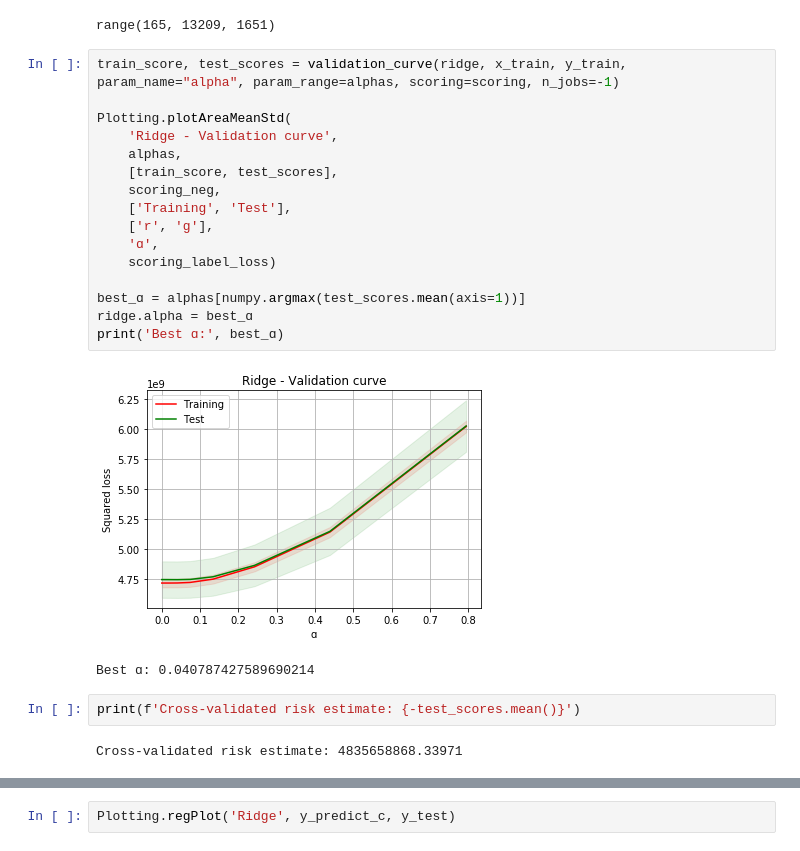
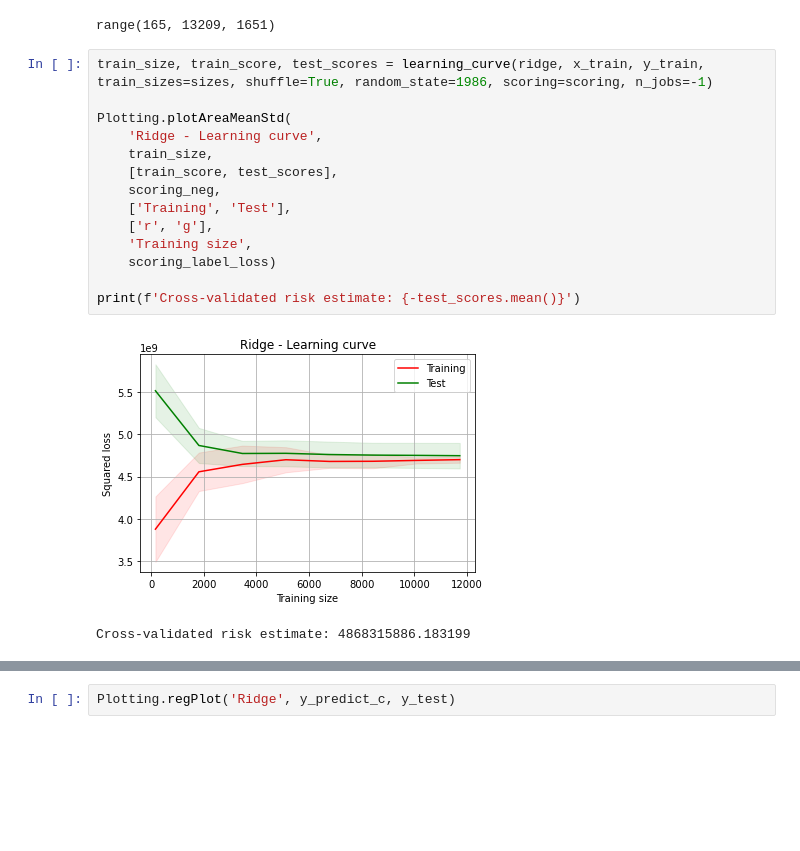
Before and after one commit to mikymaione/HousingPrices, a Jupyter notebook: SourceCode/HousingPrices/main.ipynb, the cells around one changed output, grey strips where cells are left out. Saved outputs shown, nothing was run; the diff lists cells and outputs as text; blank space fills up the shorter version.

```diff
--- a/SourceCode/HousingPrices/main.ipynb
+++ b/SourceCode/HousingPrices/main.ipynb
@@ -342,28 +348,22 @@ print(sizes)
 # %% [output]
 range(165, 13209, 1651)
 # %%
-train_score, test_scores = validation_curve(ridge, x_train, y_train, param_name="alpha", param_range=alphas, scoring=scoring, n_jobs=-1)
+train_size, train_score, test_scores = learning_curve(ridge, x_train, y_train, train_sizes=sizes, shuffle=True, random_state=1986, scoring=scoring, n_jobs=-1)
 
 Plotting.plotAreaMeanStd(
-    'Ridge - Validation curve',
-    alphas,
+    'Ridge - Learning curve',
+    train_size,
     [train_score, test_scores],
     scoring_neg,
     ['Training', 'Test'],
     ['r', 'g'],
-    'ɑ',
+    'Training size',
     scoring_label_loss)
 
-best_ɑ = alphas[numpy.argmax(test_scores.mean(axis=1))]
-ridge.alpha = best_ɑ
-print('Best ɑ:', best_ɑ)
+print(f'Cross-validated risk estimate: {-test_scores.mean()}')
 # %% [output]
-[figure, old version]
+[figure, new version]
-Best ɑ: 0.040787427589690214
+Cross-validated risk estimate: 4868315886.183199
-# %%
-print(f'Cross-validated risk estimate: {-test_scores.mean()}')
-# %% [output]
-Cross-validated risk estimate: 4835658868.33971
 # %%
 ridge.fit(x_train, y_train)
 y_predict_c = ridge.predict(x_test)
```
Also changed, not shown: parts of 16 cells of this notebook.
